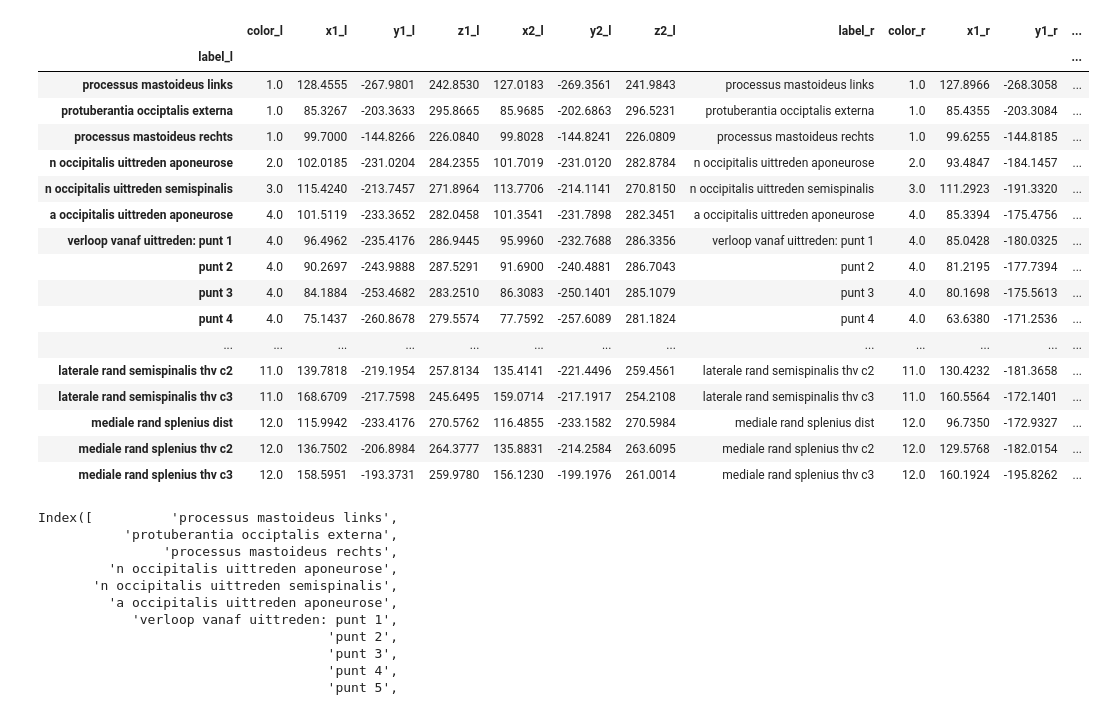
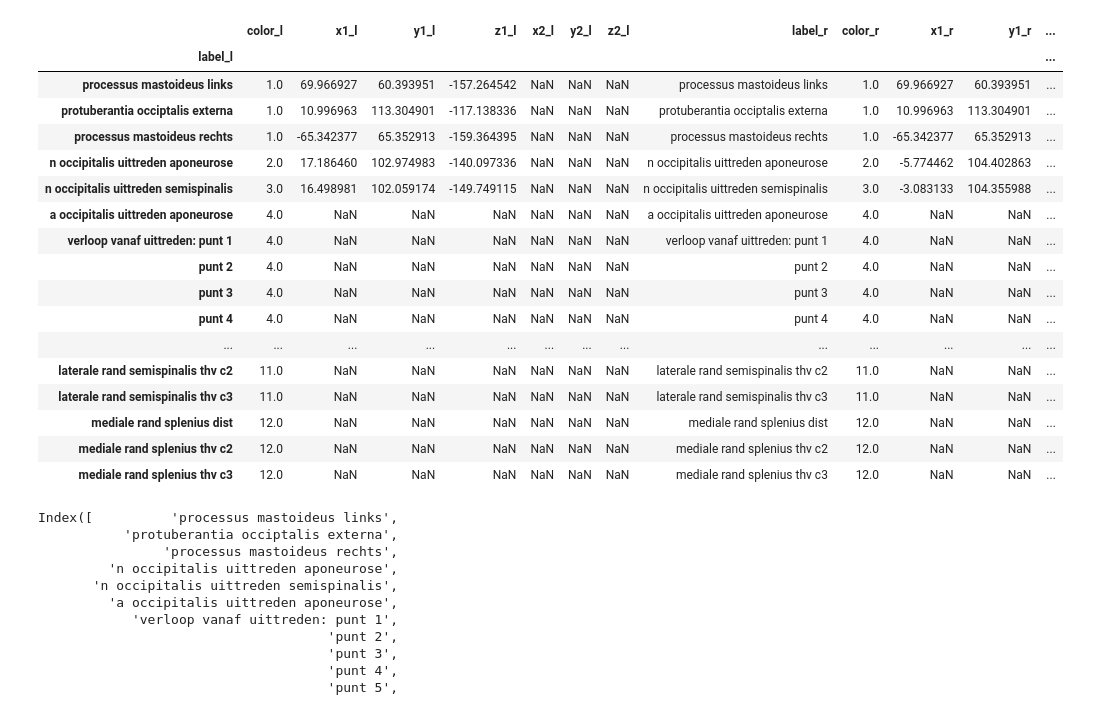
Before and after one commit to exanvub/supraorbital-greateroccipital-nerves, a Jupyter notebook: src/Calculations/nervus occipitalis major calculations.ipynb, the cells around one changed output. Saved outputs shown, nothing was run; the diff lists cells and outputs as text; code cells hidden in the pictures.

```diff
--- a/src/Calculations/nervus occipitalis major calculations.ipynb
+++ b/src/Calculations/nervus occipitalis major calculations.ipynb
@@ -1,33 +1,33 @@
 # %%
 %matplotlib notebook
 from mpl_toolkits.mplot3d import Axes3D
 import matplotlib.pyplot as plt
 import pandas as pd
 import numpy as np
 import os
-os.chdir('/Users/nicolas/Library/CloudStorage/OneDrive-VrijeUniversiteitBrussel/Github/exanvub/supraorbital-greateroccipital-nerves/DATA/')
+# os.chdir('/Users/nicolas/Library/CloudStorage/OneDrive-VrijeUniversiteitBrussel/Github/exanvub/supraorbital-greateroccipital-nerves/DATA/')
 
-data_b  = pd.read_excel('41 occip python.xlsx', index_col='label_l')
+data_b  = pd.read_excel('/Users/nicolas/Github/exanvub/supraorbital-greateroccipital-nerves/src/Calculations/DATA/157 occip python.xlsx', index_col='label_l')
 data_b
 # %% [output]
 |  | color_l | x1_l | y1_l | z1_l | x2_l | y2_l | z2_l | label_r | color_r | x1_r | y1_r | ... |
 | label_l |  |  |  |  |  |  |  |  |  |  |  | ... |
-| processus mastoideus links | 1.0 | 128.4555 | -267.9801 | 242.8530 | 127.0183 | -269.3561 | 241.9843 | processus mastoideus links | 1.0 | 127.8966 | -268.3058 | ... |
-| protuberantia occiptalis externa | 1.0 | 85.3267 | -203.3633 | 295.8665 | 85.9685 | -202.6863 | 296.5231 | protuberantia occiptalis externa | 1.0 | 85.4355 | -203.3084 | ... |
-| processus mastoideus rechts | 1.0 | 99.7000 | -144.8266 | 226.0840 | 99.8028 | -144.8241 | 226.0809 | processus mastoideus rechts | 1.0 | 99.6255 | -144.8185 | ... |
-| n occipitalis uittreden aponeurose | 2.0 | 102.0185 | -231.0204 | 284.2355 | 101.7019 | -231.0120 | 282.8784 | n occipitalis uittreden aponeurose | 2.0 | 93.4847 | -184.1457 | ... |
-| n occipitalis uittreden semispinalis | 3.0 | 115.4240 | -213.7457 | 271.8964 | 113.7706 | -214.1141 | 270.8150 | n occipitalis uittreden semispinalis | 3.0 | 111.2923 | -191.3320 | ... |
-| a occipitalis uittreden aponeurose | 4.0 | 101.5119 | -233.3652 | 282.0458 | 101.3541 | -231.7898 | 282.3451 | a occipitalis uittreden aponeurose | 4.0 | 85.3394 | -175.4756 | ... |
-| verloop vanaf uittreden: punt 1 | 4.0 | 96.4962 | -235.4176 | 286.9445 | 95.9960 | -232.7688 | 286.3356 | verloop vanaf uittreden: punt 1 | 4.0 | 85.0428 | -180.0325 | ... |
-| punt 2 | 4.0 | 90.2697 | -243.9888 | 287.5291 | 91.6900 | -240.4881 | 286.7043 | punt 2 | 4.0 | 81.2195 | -177.7394 | ... |
-| punt 3 | 4.0 | 84.1884 | -253.4682 | 283.2510 | 86.3083 | -250.1401 | 285.1079 | punt 3 | 4.0 | 80.1698 | -175.5613 | ... |
-| punt 4 | 4.0 | 75.1437 | -260.8678 | 279.5574 | 77.7592 | -257.6089 | 281.1824 | punt 4 | 4.0 | 63.6380 | -171.2536 | ... |
+| processus mastoideus links | 1.0 | 69.966927 | 60.393951 | -157.264542 | NaN | NaN | NaN | processus mastoideus links | 1.0 | 69.966927 | 60.393951 | ... |
+| protuberantia occiptalis externa | 1.0 | 10.996963 | 113.304901 | -117.138336 | NaN | NaN | NaN | protuberantia occiptalis externa | 1.0 | 10.996963 | 113.304901 | ... |
+| processus mastoideus rechts | 1.0 | -65.342377 | 65.352913 | -159.364395 | NaN | NaN | NaN | processus mastoideus rechts | 1.0 | -65.342377 | 65.352913 | ... |
+| n occipitalis uittreden aponeurose | 2.0 | 17.186460 | 102.974983 | -140.097336 | NaN | NaN | NaN | n occipitalis uittreden aponeurose | 2.0 | -5.774462 | 104.402863 | ... |
+| n occipitalis uittreden semispinalis | 3.0 | 16.498981 | 102.059174 | -149.749115 | NaN | NaN | NaN | n occipitalis uittreden semispinalis | 3.0 | -3.083133 | 104.355988 | ... |
+| a occipitalis uittreden aponeurose | 4.0 | NaN | NaN | NaN | NaN | NaN | NaN | a occipitalis uittreden aponeurose | 4.0 | NaN | NaN | ... |
+| verloop vanaf uittreden: punt 1 | 4.0 | NaN | NaN | NaN | NaN | NaN | NaN | verloop vanaf uittreden: punt 1 | 4.0 | NaN | NaN | ... |
+| punt 2 | 4.0 | NaN | NaN | NaN | NaN | NaN | NaN | punt 2 | 4.0 | NaN | NaN | ... |
+| punt 3 | 4.0 | NaN | NaN | NaN | NaN | NaN | NaN | punt 3 | 4.0 | NaN | NaN | ... |
+| punt 4 | 4.0 | NaN | NaN | NaN | NaN | NaN | NaN | punt 4 | 4.0 | NaN | NaN | ... |
 | ... | ... | ... | ... | ... | ... | ... | ... | ... | ... | ... | ... | ... |
-| laterale rand semispinalis thv c2 | 11.0 | 139.7818 | -219.1954 | 257.8134 | 135.4141 | -221.4496 | 259.4561 | laterale rand semispinalis thv c2 | 11.0 | 130.4232 | -181.3658 | ... |
-| laterale rand semispinalis thv c3 | 11.0 | 168.6709 | -217.7598 | 245.6495 | 159.0714 | -217.1917 | 254.2108 | laterale rand semispinalis thv c3 | 11.0 | 160.5564 | -172.1401 | ... |
-| mediale rand splenius dist | 12.0 | 115.9942 | -233.4176 | 270.5762 | 116.4855 | -233.1582 | 270.5984 | mediale rand splenius dist | 12.0 | 96.7350 | -172.9327 | ... |
-| mediale rand splenius thv c2 | 12.0 | 136.7502 | -206.8984 | 264.3777 | 135.8831 | -214.2584 | 263.6095 | mediale rand splenius thv c2 | 12.0 | 129.5768 | -182.0154 | ... |
-| mediale rand splenius thv c3 | 12.0 | 158.5951 | -193.3731 | 259.9780 | 156.1230 | -199.1976 | 261.0014 | mediale rand splenius thv c3 | 12.0 | 160.1924 | -195.8262 | ... |
+| laterale rand semispinalis thv c2 | 11.0 | NaN | NaN | NaN | NaN | NaN | NaN | laterale rand semispinalis thv c2 | 11.0 | NaN | NaN | ... |
+| laterale rand semispinalis thv c3 | 11.0 | NaN | NaN | NaN | NaN | NaN | NaN | laterale rand semispinalis thv c3 | 11.0 | NaN | NaN | ... |
+| mediale rand splenius dist | 12.0 | NaN | NaN | NaN | NaN | NaN | NaN | mediale rand splenius dist | 12.0 | NaN | NaN | ... |
+| mediale rand splenius thv c2 | 12.0 | NaN | NaN | NaN | NaN | NaN | NaN | mediale rand splenius thv c2 | 12.0 | NaN | NaN | ... |
+| mediale rand splenius thv c3 | 12.0 | NaN | NaN | NaN | NaN | NaN | NaN | mediale rand splenius thv c3 | 12.0 | NaN | NaN | ... |
 # %%
 data_b.index
 # %% [output]
```
Also changed, not shown: parts of 9 cells of this notebook, 2 other files.
